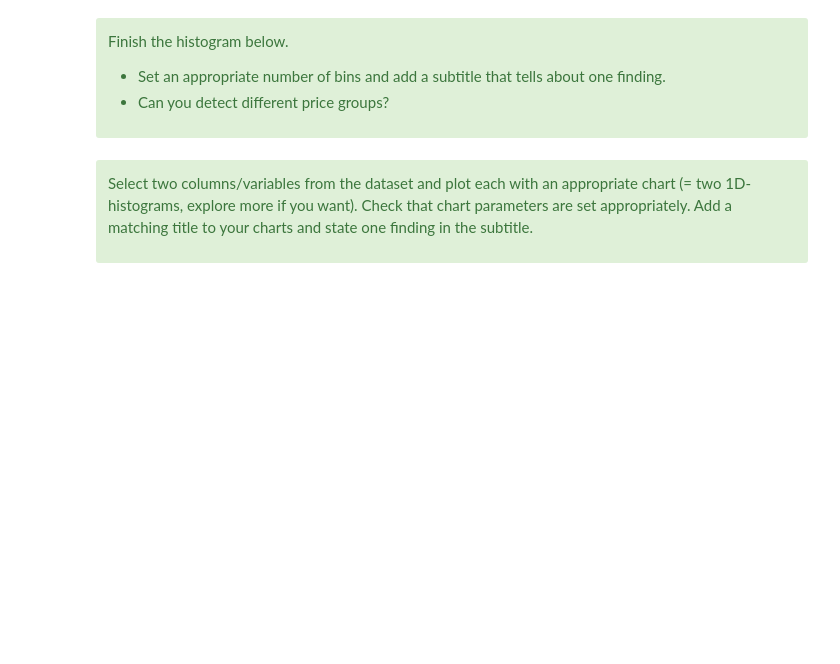
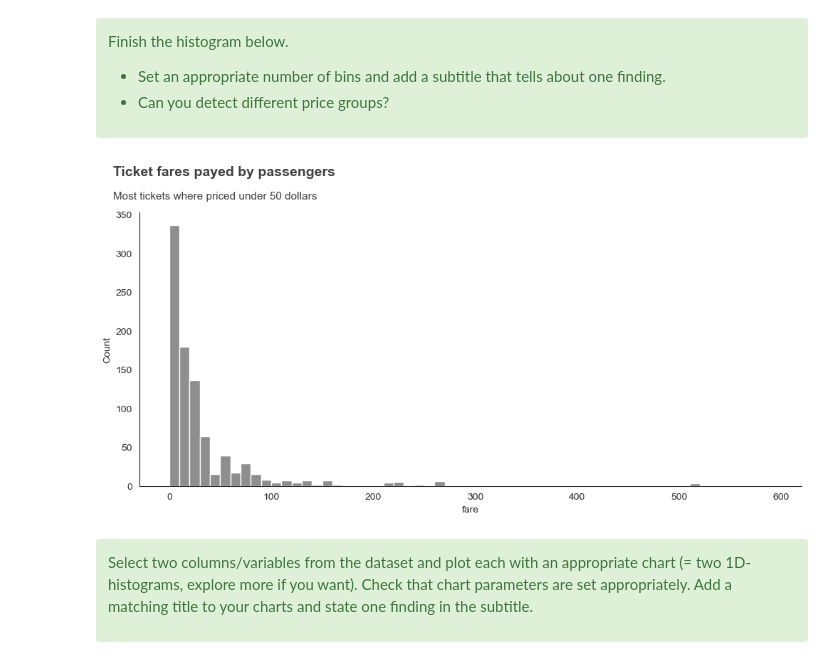
Before and after one commit to schwedeErik/DataVisualization, a Jupyter notebook: Assignment3_DataExploration/A3_DataExploration.ipynb, the cells around one changed output. Cells and saved outputs as stored; diff of their text form; code cells hidden in the pictures; blank space fills up the shorter version.

Commit message:
added graph

```diff
--- a/Assignment3_DataExploration/A3_DataExploration.ipynb
+++ b/Assignment3_DataExploration/A3_DataExploration.ipynb
@@ -135,10 +205,12 @@ Finish the histogram below.
 </div>
 # %%
 fig, ax = plt.subplots(figsize=(12,5))
-ax = sns.histplot(data=titanic["fare"], color="dimgray", bins=np.arange(-2.5,600,1))
-ax.text(x=-55, y=270, s="Ticket fares payed by passengers", fontsize=14, fontweight='semibold', color='#414141')
-ax.text(x=-55, y=250, s="todo", fontsize=11, fontweight='normal', color='#414141')
+ax = sns.histplot(data=titanic["fare"], color="dimgray", bins=np.arange(0,600,10))
+ax.text(x=-55, y=400, s="Ticket fares payed by passengers", fontsize=14, fontweight='semibold', color='#414141')
+ax.text(x=-55, y=370, s="Most tickets where priced under 50 dollars", fontsize=11, fontweight='normal', color='#414141')
 sns.despine()
+# %% [output]
+[figure, added]
 # %% [markdown]
 <div class="alert alert-success">
 
```
Also changed, not shown: parts of 27 cells of this notebook, 2 other files.
